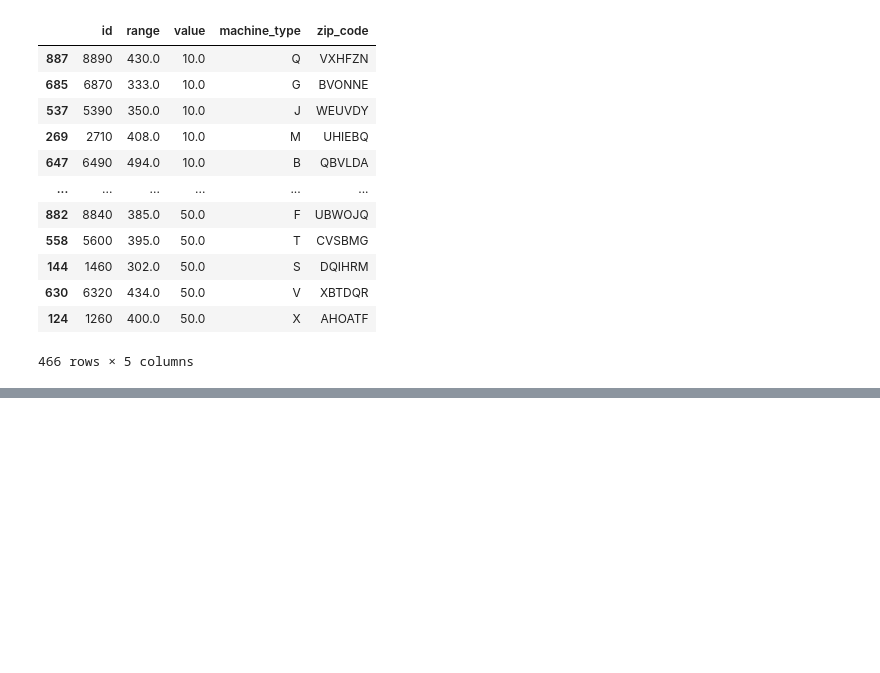
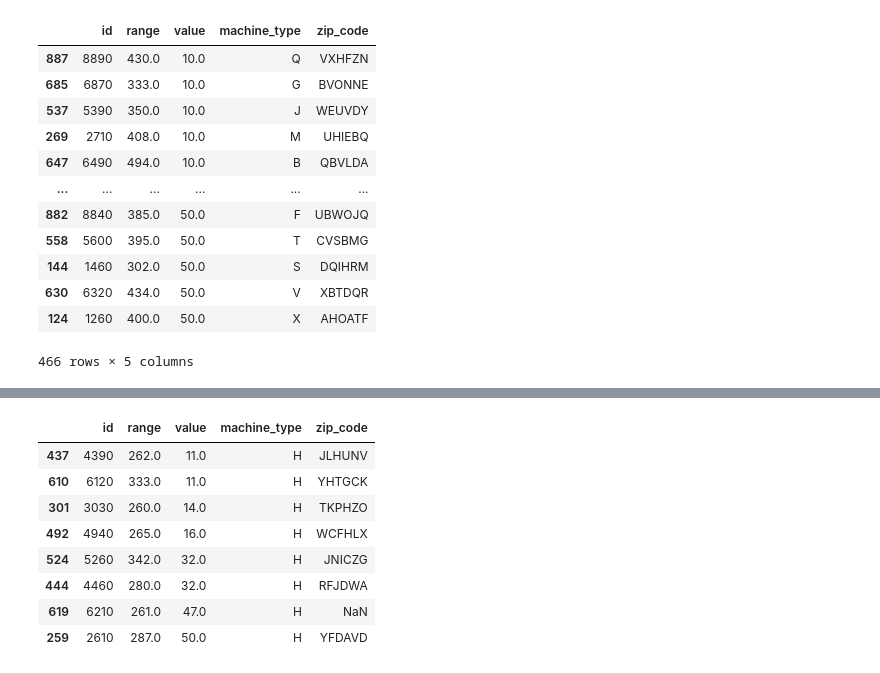
Before and after one commit to qlows/data_science, a Jupyter notebook: assignment3/assignment3.ipynb, the cells around one changed output, grey strips where cells are left out. Saved outputs shown, nothing was run; the diff lists cells and outputs as text; code cells hidden in the pictures; blank space fills up the shorter version.

```diff
--- a/assignment3/assignment3.ipynb
+++ b/assignment3/assignment3.ipynb
@@ -388 +406,16 @@ DF[DE]
+# %%
+# Q27
+range = DF.range
+mt = DF.machine_type
+DF[(range >=250) & (range <= 350) & (mt == "H")]
+# %% [output]
+|  | id | range | value | machine_type | zip_code |
+| 437 | 4390 | 262.0 | 11.0 | H | JLHUNV |
+| 610 | 6120 | 333.0 | 11.0 | H | YHTGCK |
+| 301 | 3030 | 260.0 | 14.0 | H | TKPHZO |
+| 492 | 4940 | 265.0 | 16.0 | H | WCFHLX |
+| 524 | 5260 | 342.0 | 32.0 | H | JNICZG |
+| 444 | 4460 | 280.0 | 32.0 | H | RFJDWA |
+| 619 | 6210 | 261.0 | 47.0 | H | NaN |
+| 259 | 2610 | 287.0 | 50.0 | H | YFDAVD |
 # %%
```
Also changed, not shown: parts of 2 cells of this notebook.
